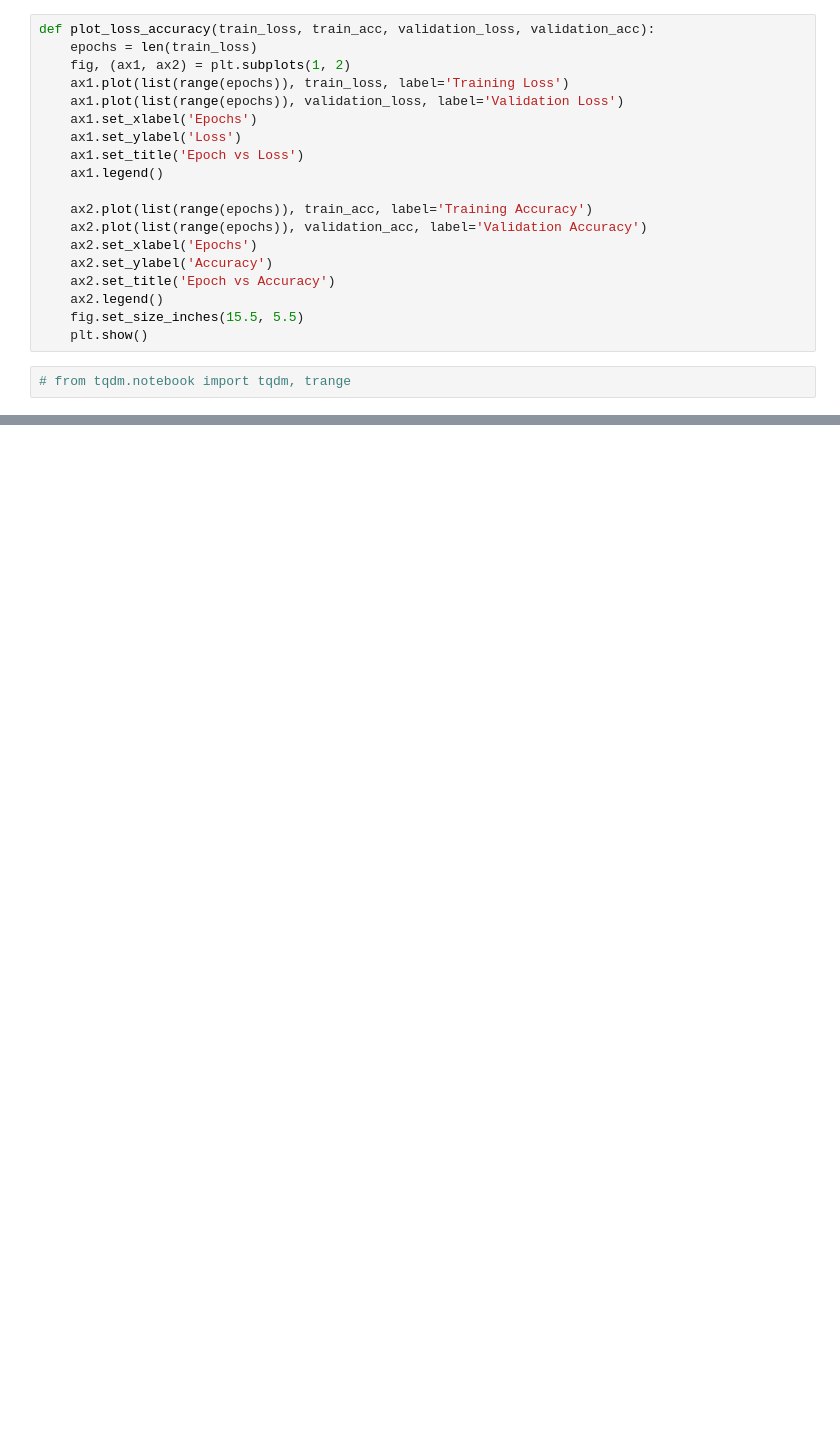
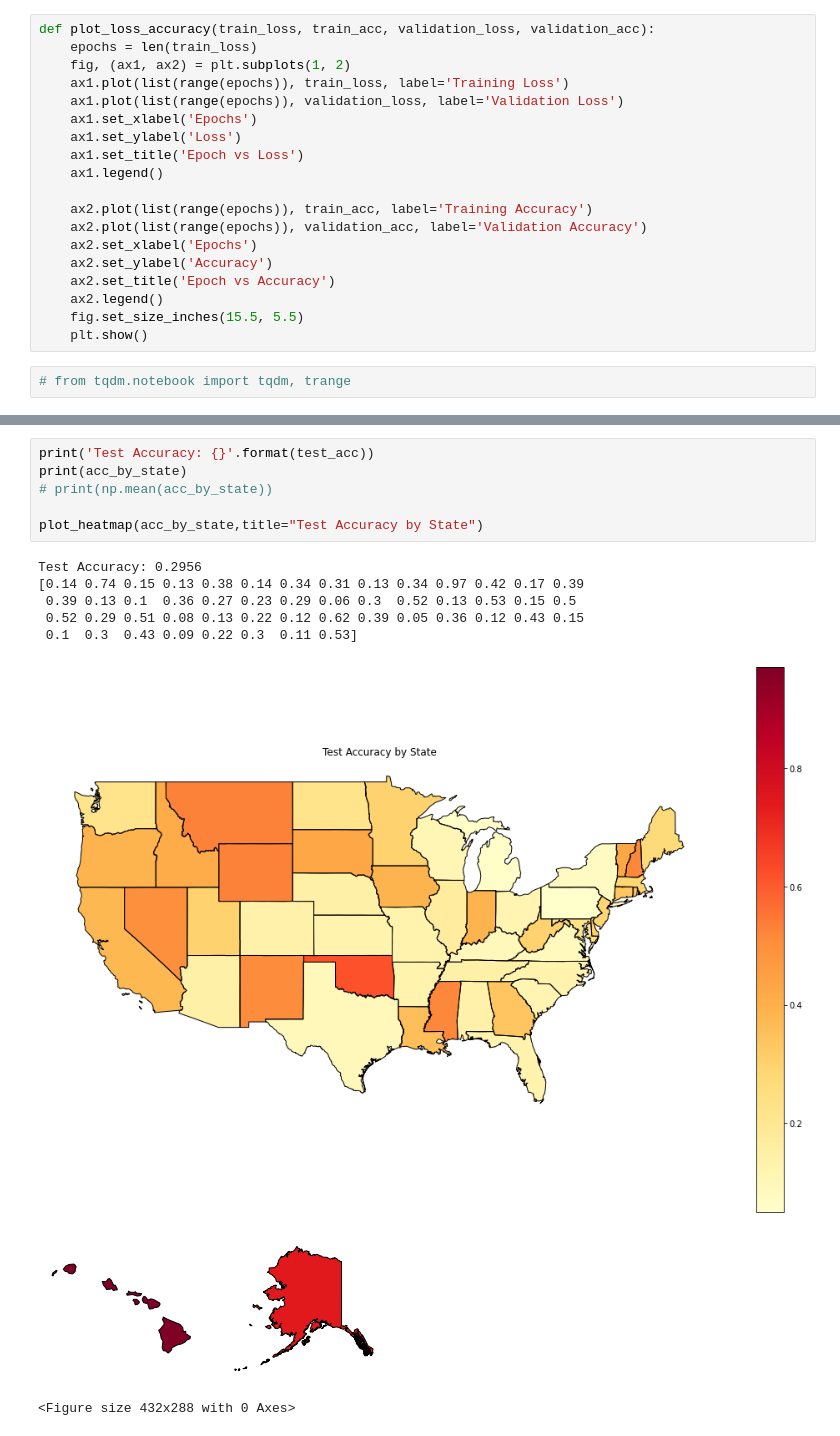
Before and after one commit to osimon8/GeoGuessrGuessr, a Jupyter notebook: notebook.ipynb, the cells around one changed output, grey strips where cells are left out. Cells and saved outputs as stored; diff of their text form; blank space fills up the shorter version.

```diff
--- a/notebook.ipynb
+++ b/notebook.ipynb
@@ -563,0 +640,15 @@ plot_acc_by_state(acc_by_state, title='Accuracy by State', k=1)
+# %%
+print('Test Accuracy: {}'.format(test_acc))
+print(acc_by_state)
+# print(np.mean(acc_by_state))
+
+plot_heatmap(acc_by_state,title="Test Accuracy by State")
+# %% [output]
+Test Accuracy: 0.2956
+[0.14 0.74 0.15 0.13 0.38 0.14 0.34 0.31 0.13 0.34 0.97 0.42 0.17 0.39
+ 0.39 0.13 0.1  0.36 0.27 0.23 0.29 0.06 0.3  0.52 0.13 0.53 0.15 0.5
+ 0.52 0.29 0.51 0.08 0.13 0.22 0.12 0.62 0.39 0.05 0.36 0.12 0.43 0.15
+ 0.1  0.3  0.43 0.09 0.22 0.3  0.11 0.53]
+[figure, added]
+[figure, added]
+<Figure size 432x288 with 0 Axes>
```
Also changed, not shown: parts of 25 cells of this notebook, 31 other files.
